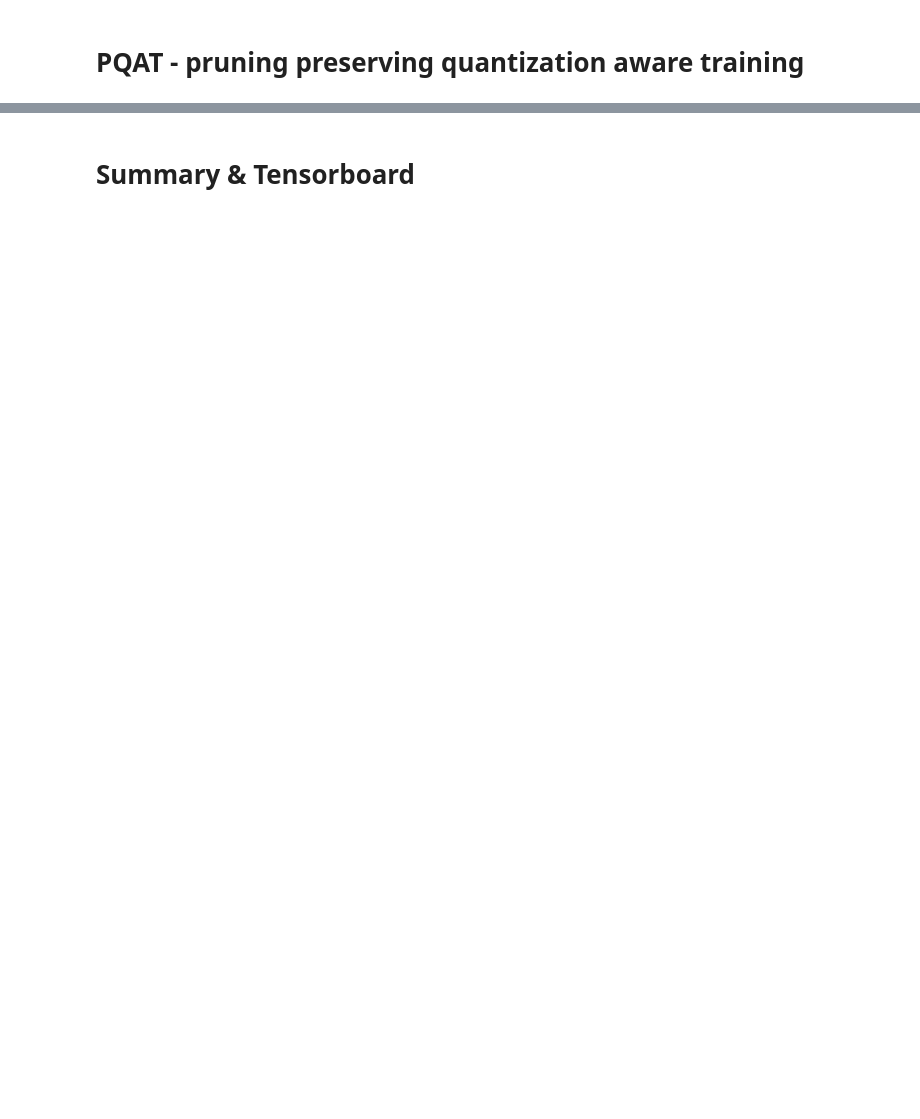
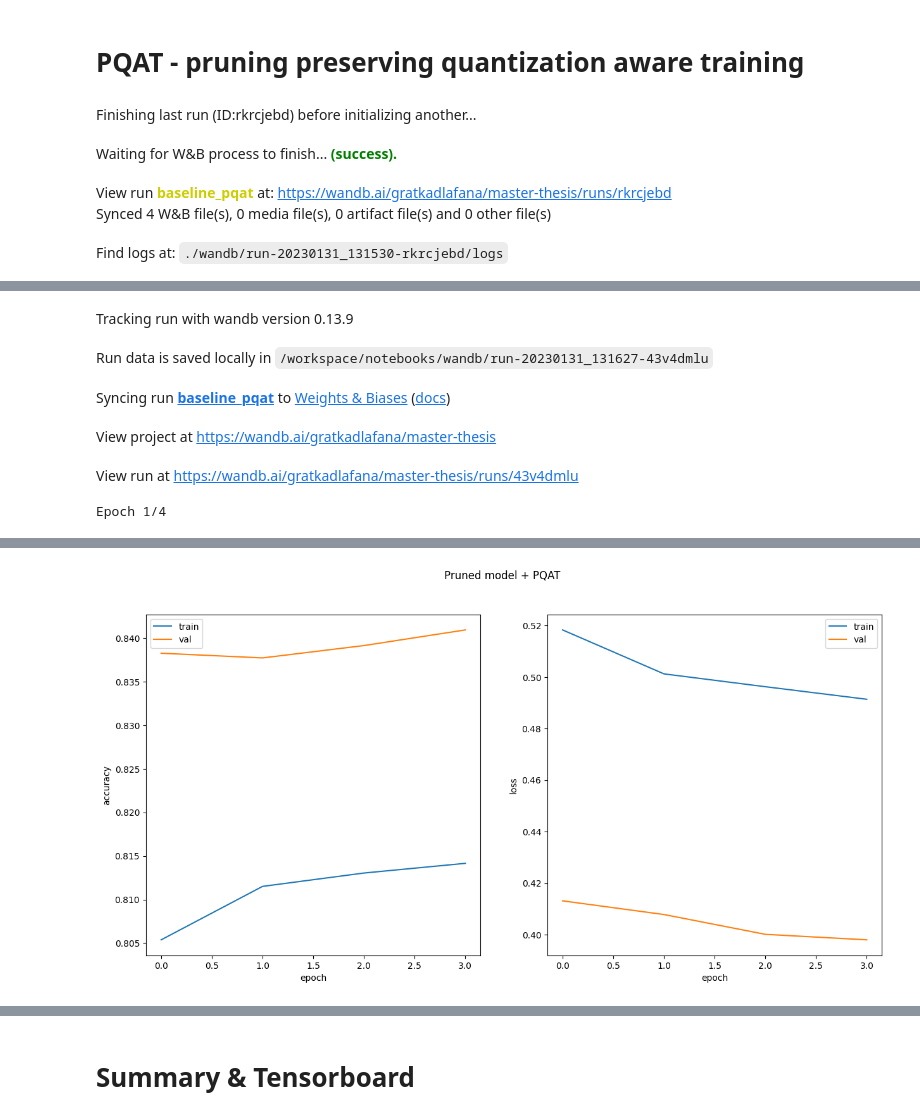
Before and after one commit to WestedCrean/master-thesis, a Jupyter notebook: notebooks/baseline_phcd-pruning.ipynb, the cells around one changed output, grey strips where cells are left out. Drawn from its saved outputs; the diff is of its cells as text; code cells hidden in the pictures; blank space fills up the shorter version.

```diff
--- a/notebooks/baseline_phcd-pruning.ipynb
+++ b/notebooks/baseline_phcd-pruning.ipynb
@@ -409,8 +714,8 @@ run.finish()
 run = wandb.init(project="master-thesis", job_type="training", name=f"{model_name}_pqat", config=defaults, tags=[artifact_name])
 
 # PQAT
-quant_aware_annotate_model = tfmot.quantization.keras.quantize_annotate_model(
-              model_sparse)
+stripped_pruned_model = tfmot.sparsity.keras.strip_pruning(model_sparse)
+quant_aware_annotate_model = tfmot.quantization.keras.quantize_annotate_model(stripped_pruned_model)
 pqat_model = tfmot.quantization.keras.quantize_apply(
               quant_aware_annotate_model,
               tfmot.experimental.combine.Default8BitPrunePreserveQuantizeScheme())
@@ -430,11 +735,17 @@ callbacks = [
         )
 ]
 
-history = quant_aware_annotate_model.fit(
+history = pqat_model.fit(
     ds_train,
     epochs=prune_epochs,
     validation_data=ds_val,
     callbacks=callbacks,
 )
 plot_history(history, "Pruned model + PQAT")
-tf.keras.models.save_model(quant_aware_annotate_model, 'model_quantized_sparse.h5', include_optimizer=False)
+tf.keras.models.save_model(pqat_model, 'model_quantized_sparse.h5', include_optimizer=False)
+# %% [output]
+Finishing last run (ID:rkrcjebd) before initializing another...
+Waiting for W&B process to finish... (success).
+View run baseline_pqat at: https://wandb.ai/gratkadlafana/master-thesis/runs/rkrcjebd
+Synced 4 W&B file(s), 0 media file(s), 0 artifact file(s) and 0 other file(s)
+Find logs at: ./wandb/run-20230131_131530-rkrcjebd/logs
@@ -440,0 +753,6 @@ tf.keras.models.save_model(quant_aware_annotate_model, 'model_quantized_sparse.h
+Tracking run with wandb version 0.13.9
+Run data is saved locally in /workspace/notebooks/wandb/run-20230131_131627-43v4dmlu
+Syncing run baseline_pqat to Weights & Biases (docs)
+View project at https://wandb.ai/gratkadlafana/master-thesis
+View run at https://wandb.ai/gratkadlafana/master-thesis/runs/43v4dmlu
+Epoch 1/4
@@ -441 +783,2 @@ tf.keras.models.save_model(quant_aware_annotate_model, 'model_quantized_sparse.h
+[figure, added]
 # %%
```
Also changed, not shown: parts of 19 cells of this notebook, 14 other files.
